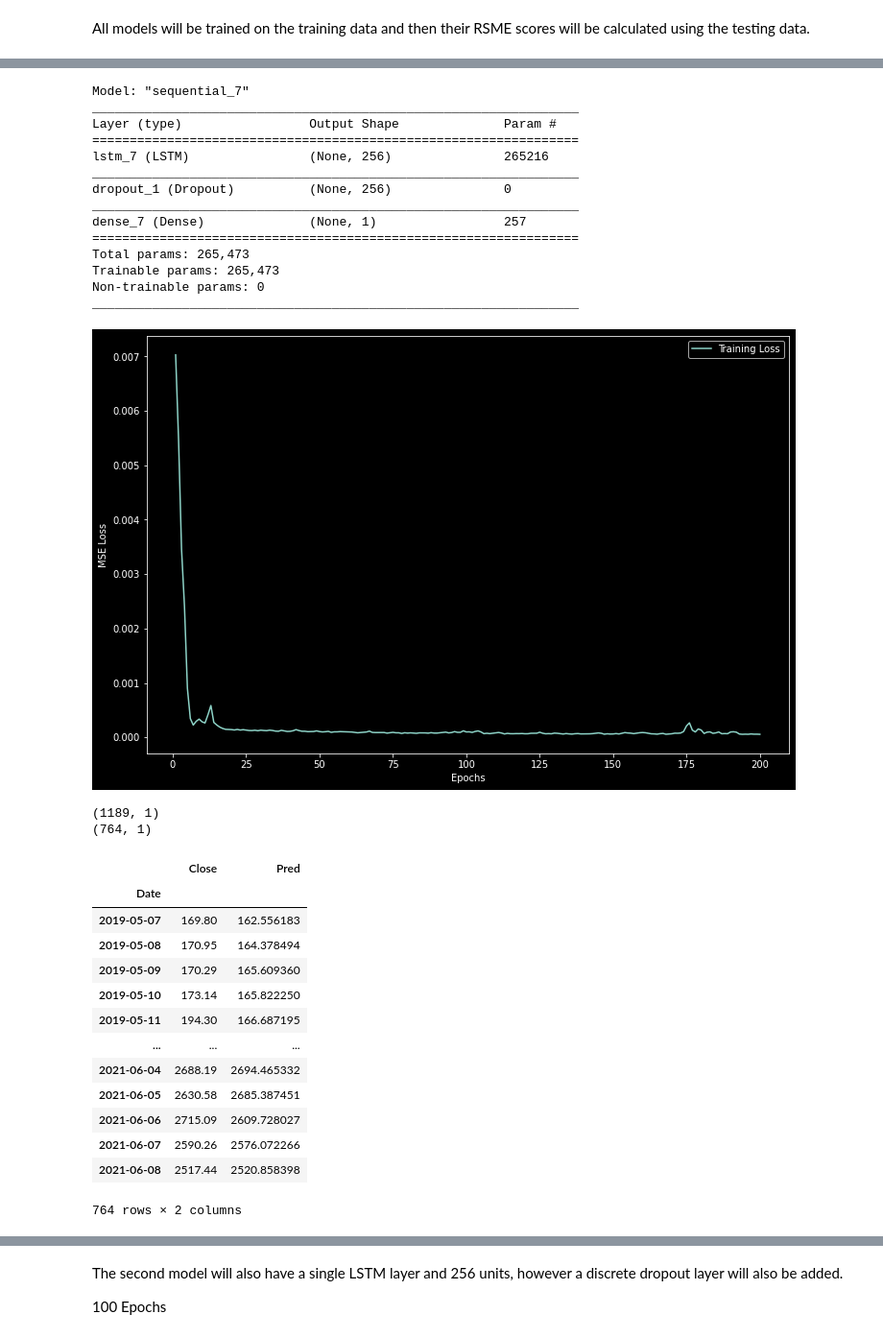
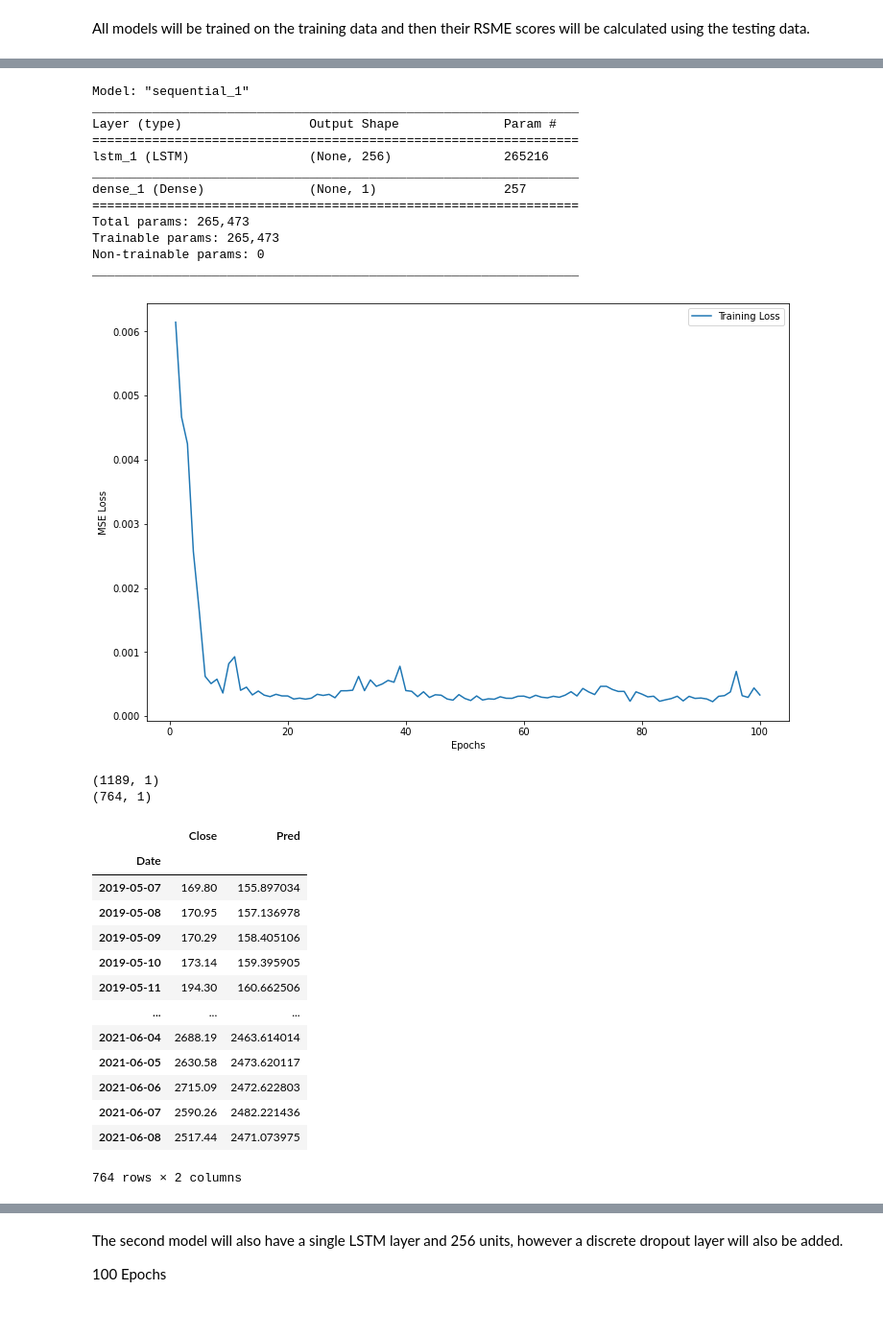
Before and after one commit to CamLadd/Ethereum_forecasting, a Jupyter notebook: Ethereum_Forecasting.ipynb, the cells around one changed output, grey strips where cells are left out. Shown at 96% size. Drawn from its saved outputs; the diff is of its cells as text; code cells hidden in the pictures.

```diff
--- a/Ethereum_Forecasting.ipynb
+++ b/Ethereum_Forecasting.ipynb
@@ -484,0 +487,13 @@ From the year 2015 to the first quarter of 2017, the price of Ethereum remained
+# %%
+# Day of Week
+df['Day_of_Week'] = list(df.reset_index()['Date'].dt.day_name())
+df['num_of_day'] = list(df.reset_index()['Date'].dt.weekday)
+
+# Lag
+df['lag_1'] = df['Close'].shift(1)
+
+# Rolling and Expanding
+df['90_rolling'] = df['Close'].rolling(window=90).mean()
+df['90_expanding'] = df['Close'].expanding(30).mean()
+
+# Elon Musk Tweets
@@ -840,8 +874,8 @@ All models will be trained on the training data and then their RSME scores will
 
 model1 = Sequential()
 model1.add(LSTM(256, return_sequences=False,
-                  input_shape=(10,2)))
-model1.add(Dropout(0.2))
+                  input_shape=(10,2), dropout=0.2))
+# model1.add(Dropout(0.2))
 model1.add(Dense(units=1))
 
 # Compile the model
@@ -849,11 +883,11 @@ model1.compile(optimizer='adam', loss='mean_squared_error', metrics=['MeanSquare
 
 # Summarize the model
 model1.summary()
-history = model1.fit_generator(train_data, epochs=200, verbose=0)
+history = model1.fit_generator(train_data, epochs=100, verbose=0)
 
 # Plot loss by epoch
 loss = history.history['loss']
-epochs = range(1, 201)
+epochs = range(1, 101)
 plt.figure(figsize=(12,8))
 plt.plot(epochs, loss)
 plt.legend(['Training Loss'])
@@ -894,52 +928,50 @@ train_output = scaler.inverse_transform(train_output)
 test_output = scaler.inverse_transform(test_output)
 
 
 # Plot
 fig, ax = plt.subplots(figsize=(12, 8))
 ax.plot(test_pred, label='Predictions', color='red')
 ax.plot(test_output, label="True Values")
 ax.set_xlabel('Date')
 ax.set_ylabel('Price')
 plt.legend()
 ax.set_title('LSTM Model Prediction vs True Values')
 plt.tight_layout()
 plt.savefig('lstm')
 
 # Show predictions and RMSE
 rmse_df1 = pd.DataFrame(df['Close'], index=df.index[1369:])
 rmse_df1['Pred'] = test_pred
 display(rmse_df1)
 rmse = math.sqrt(mean_squared_error(rmse_df1['Close'], rmse_df1['Pred']))
 print(f'RMSE = {rmse}')
 # %% [output]
-Model: "sequential_7"
+Model: "sequential_1"
 _________________________________________________________________
 Layer (type)                 Output Shape              Param #
 =================================================================
-lstm_7 (LSTM)                (None, 256)               265216
+lstm_1 (LSTM)                (None, 256)               265216
 _________________________________________________________________
-dropout_1 (Dropout)          (None, 256)               0
-_________________________________________________________________
-dense_7 (Dense)              (None, 1)                 257
+dense_1 (Dense)              (None, 1)                 257
 =================================================================
 Total params: 265,473
 Trainable params: 265,473
 Non-trainable params: 0
 _________________________________________________________________
-[figure, old version]
+[figure, new version]
 (1189, 1)
 (764, 1)
 |  | Close | Pred |
 | Date |  |  |
-| 2019-05-07 | 169.80 | 162.556183 |
-| 2019-05-08 | 170.95 | 164.378494 |
-| 2019-05-09 | 170.29 | 165.609360 |
-| 2019-05-10 | 173.14 | 165.822250 |
-| 2019-05-11 | 194.30 | 166.687195 |
+| 2019-05-07 | 169.80 | 155.897034 |
+| 2019-05-08 | 170.95 | 157.136978 |
+| 2019-05-09 | 170.29 | 158.405106 |
+| 2019-05-10 | 173.14 | 159.395905 |
+| 2019-05-11 | 194.30 | 160.662506 |
 | ... | ... | ... |
-| 2021-06-04 | 2688.19 | 2694.465332 |
-| 2021-06-05 | 2630.58 | 2685.387451 |
-| 2021-06-06 | 2715.09 | 2609.728027 |
-| 2021-06-07 | 2590.26 | 2576.072266 |
-| 2021-06-08 | 2517.44 | 2520.858398 |
+| 2021-06-04 | 2688.19 | 2463.614014 |
+| 2021-06-05 | 2630.58 | 2473.620117 |
+| 2021-06-06 | 2715.09 | 2472.622803 |
+| 2021-06-07 | 2590.26 | 2482.221436 |
+| 2021-06-08 | 2517.44 | 2471.073975 |
 764 rows × 2 columns
```
Also changed, not shown: parts of 14 cells of this notebook.
